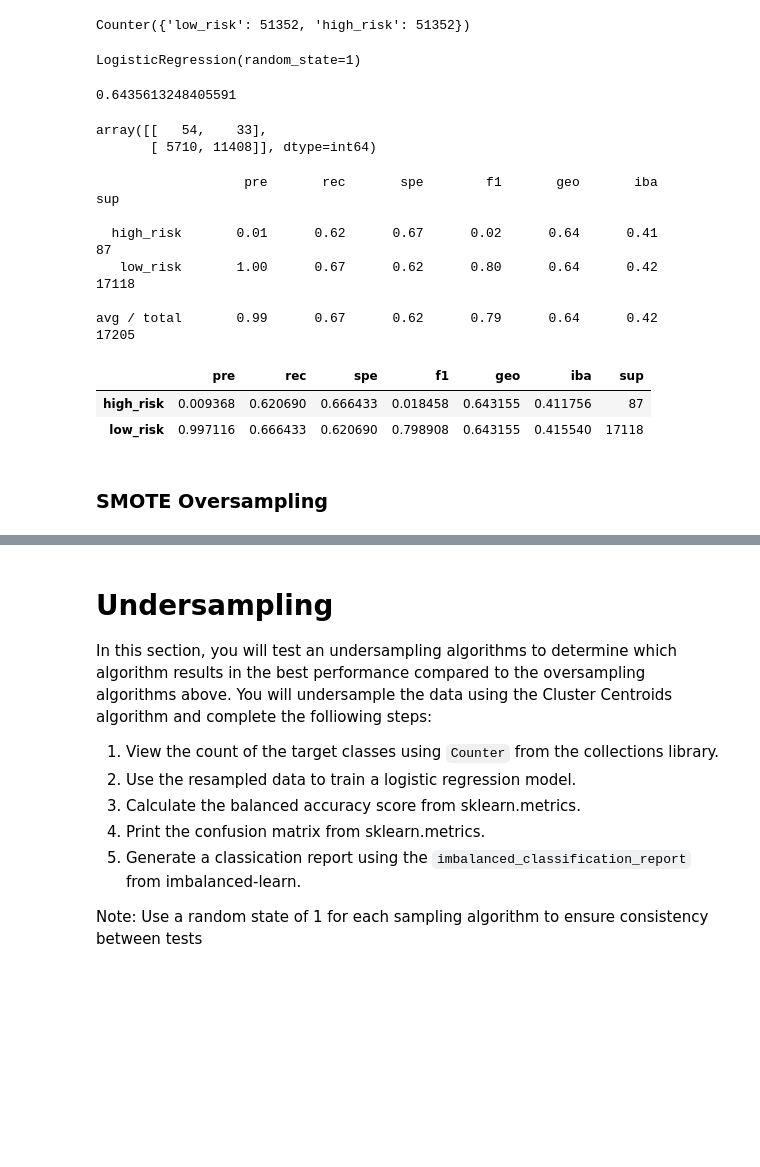
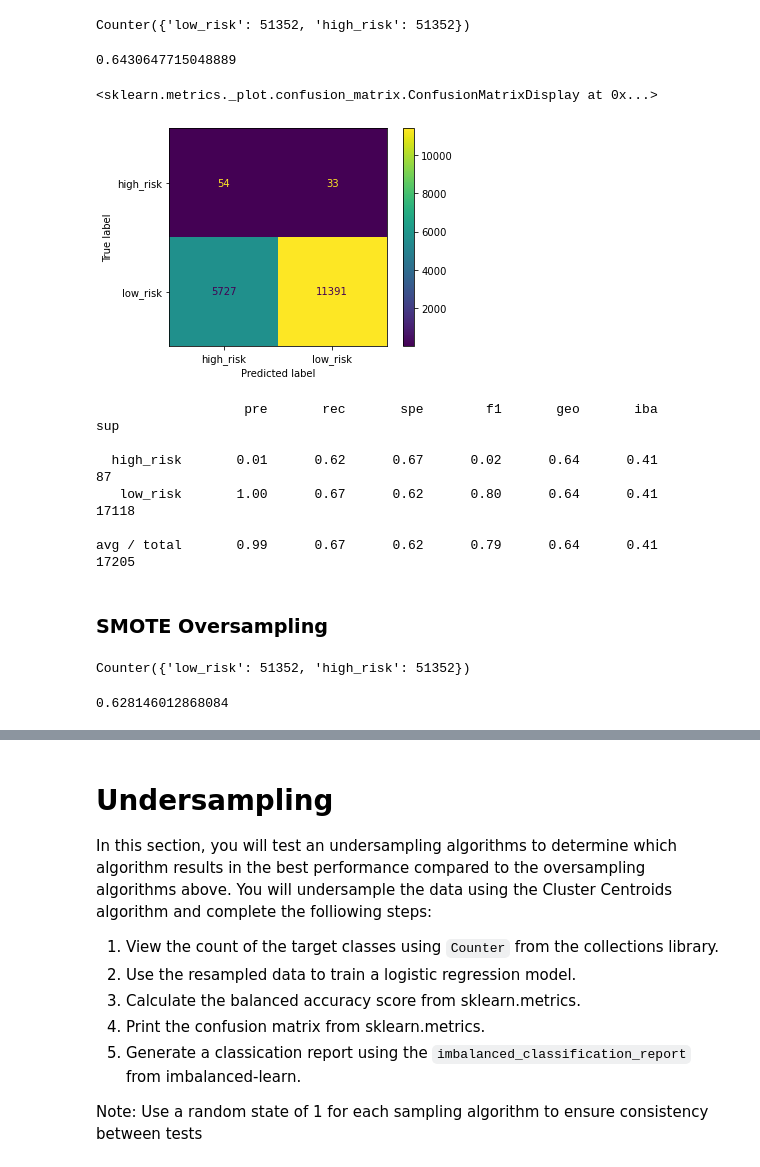
Before and after one commit to mhflynn/Credit_Risk_Analysis, a Jupyter notebook: credit_risk_resampling.ipynb, the cells around one changed output, grey strips where cells are left out. Cells and saved outputs as stored; diff of their text form; code cells hidden in the pictures; blank space fills up the shorter version.

```diff
--- a/credit_risk_resampling.ipynb
+++ b/credit_risk_resampling.ipynb
@@ -139,6 +139,8 @@ df = pd.get_dummies(df, columns=['home_ownership', 'verification_status', 'issue
 # Split the Data into Training and Testing
 # %%
 # Create our features
+df.reset_index(drop=True, inplace=True)
+
 X = df.copy()
 X = X.drop('loan_status', axis=1)
 
@@ -202,24 +205,21 @@ Counter(y_resampled)
 Counter({'low_risk': 51352, 'high_risk': 51352})
 # %%
 # Train the Logistic Regression model using the resampled data
-
 model = LogisticRegression(solver='lbfgs', random_state=1)
-model.fit(X_resampled, y_resampled)
+model.fit(X_resampled, y_resampled);
-# %% [output]
-LogisticRegression(random_state=1)
 # %%
 # Calculate the balanced accuracy score
 y_pred = model.predict(X_test)
-
 balanced_accuracy_score(y_test, y_pred)
 # %% [output]
-0.6435613248405591
+0.6430647715048889
 # %%
 # Display the confusion matrix
-confusion_matrix(y_test, y_pred)
+cm = confusion_matrix(y_test, y_pred)
+ConfusionMatrixDisplay(cm, display_labels=model.classes_).plot()
 # %% [output]
-array([[   54,    33],
-       [ 5710, 11408]], dtype=int64)
+<sklearn.metrics._plot.confusion_matrix.ConfusionMatrixDisplay at 0x...>
+[figure, added]
 # %%
 # Print the imbalanced classification report
 print(classification_report_imbalanced(y_test, y_pred))
@@ -227,6 +227,6 @@ print(classification_report_imbalanced(y_test, y_pred))
                    pre       rec       spe        f1       geo       iba       sup
 
   high_risk       0.01      0.62      0.67      0.02      0.64      0.41        87
-   low_risk       1.00      0.67      0.62      0.80      0.64      0.42     17118
+   low_risk       1.00      0.67      0.62      0.80      0.64      0.41     17118
 
-avg / total       0.99      0.67      0.62      0.79      0.64      0.42     17205
+avg / total       0.99      0.67      0.62      0.79      0.64      0.41     17205
@@ -235,8 +233,9 @@ cr = classification_report_imbalanced(y_test, y_pred, output_dict=True)
 # %%
-pd.DataFrame([cr['high_risk'], cr['low_risk']], index=['high_risk', 'low_risk'])
+cr = classification_report_imbalanced(y_test, y_pred, output_dict=True)
+
+report_df = pd.DataFrame([cr['high_risk'], cr['low_risk']], index=['high_risk', 'low_risk'])
+report_df['model'] = 'NRO'
+report_df.reset_index(inplace=True)
+report_df
-# %% [output]
-|  | pre | rec | spe | f1 | geo | iba | sup |
-| high_risk | 0.009368 | 0.620690 | 0.666433 | 0.018458 | 0.643155 | 0.411756 | 87 |
-| low_risk | 0.997116 | 0.666433 | 0.620690 | 0.798908 | 0.643155 | 0.415540 | 17118 |
 # %% [markdown]
 ### SMOTE Oversampling
@@ -246,2 +242,11 @@ pd.DataFrame([cr['high_risk'], cr['low_risk']], index=['high_risk', 'low_risk'])
+# %%
+# Resample the training data with SMOTE
+from imblearn.over_sampling import SMOTE
+X_resampled, y_resampled = SMOTE(random_state=1, sampling_strategy='auto').fit_resample(
+    X_train, y_train
+)
+Counter(y_resampled)
+# %% [output]
+Counter({'low_risk': 51352, 'high_risk': 51352})
 # %%
 # Train the Logistic Regression model using the resampled data
@@ -249,3 +255,6 @@ pd.DataFrame([cr['high_risk'], cr['low_risk']], index=['high_risk', 'low_risk'])
 # %%
 # Calculated the balanced accuracy score
-# YOUR CODE HERE
+y_pred = model.predict(X_test)
+balanced_accuracy_score(y_test, y_pred)
+# %% [output]
+0.628146012868084
```
Also changed, not shown: parts of 30 cells of this notebook.
